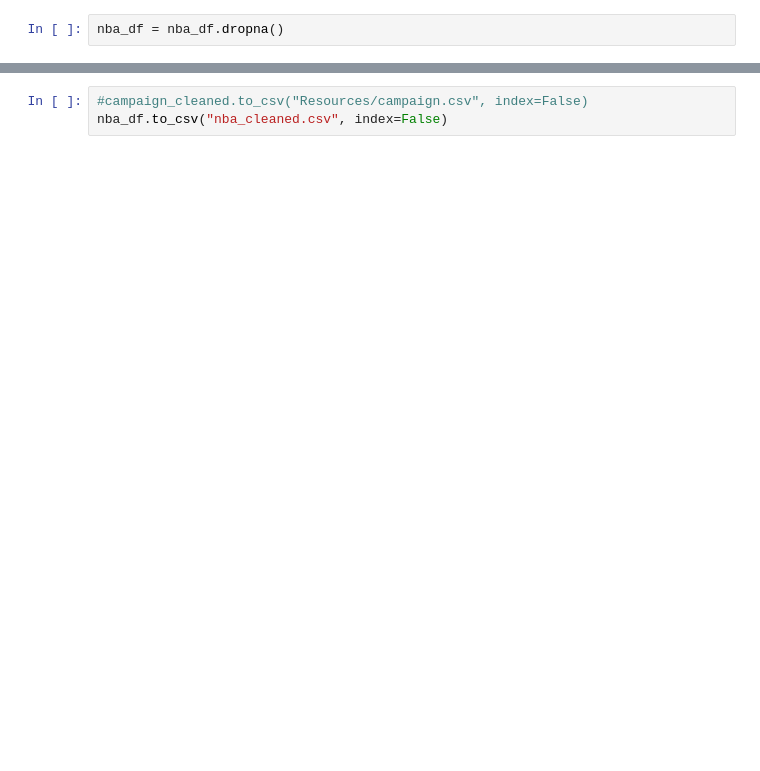
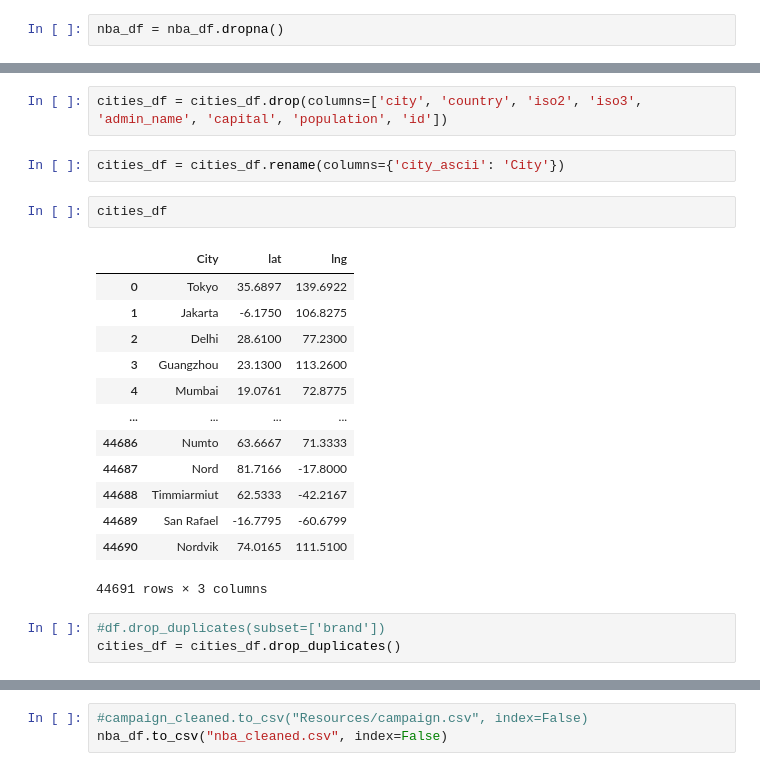
Before and after one commit to WanessaEdmond/Project3, a Jupyter notebook: Cleaning Data/NBA_CleanV1.ipynb, the cells around one changed output, grey strips where cells are left out. Saved outputs shown, nothing was run; the diff lists cells and outputs as text; blank space fills up the shorter version.

```diff
--- a/Cleaning Data/NBA_CleanV1.ipynb
+++ b/Cleaning Data/NBA_CleanV1.ipynb
@@ -115,0 +134,23 @@ memory usage: 363.8+ KB
+# %%
+cities_df = cities_df.drop(columns=['city', 'country', 'iso2', 'iso3', 'admin_name', 'capital', 'population', 'id'])
+# %%
+cities_df = cities_df.rename(columns={'city_ascii': 'City'})
+# %%
+cities_df
+# %% [output]
+|  | City | lat | lng |
+| 0 | Tokyo | 35.6897 | 139.6922 |
+| 1 | Jakarta | -6.1750 | 106.8275 |
+| 2 | Delhi | 28.6100 | 77.2300 |
+| 3 | Guangzhou | 23.1300 | 113.2600 |
+| 4 | Mumbai | 19.0761 | 72.8775 |
+| ... | ... | ... | ... |
+| 44686 | Numto | 63.6667 | 71.3333 |
+| 44687 | Nord | 81.7166 | -17.8000 |
+| 44688 | Timmiarmiut | 62.5333 | -42.2167 |
+| 44689 | San Rafael | -16.7795 | -60.6799 |
+| 44690 | Nordvik | 74.0165 | 111.5100 |
+44691 rows × 3 columns
+# %%
+#df.drop_duplicates(subset=['brand'])
+cities_df = cities_df.drop_duplicates()
```
Also changed, not shown: parts of 10 cells of this notebook, 1 other file.
